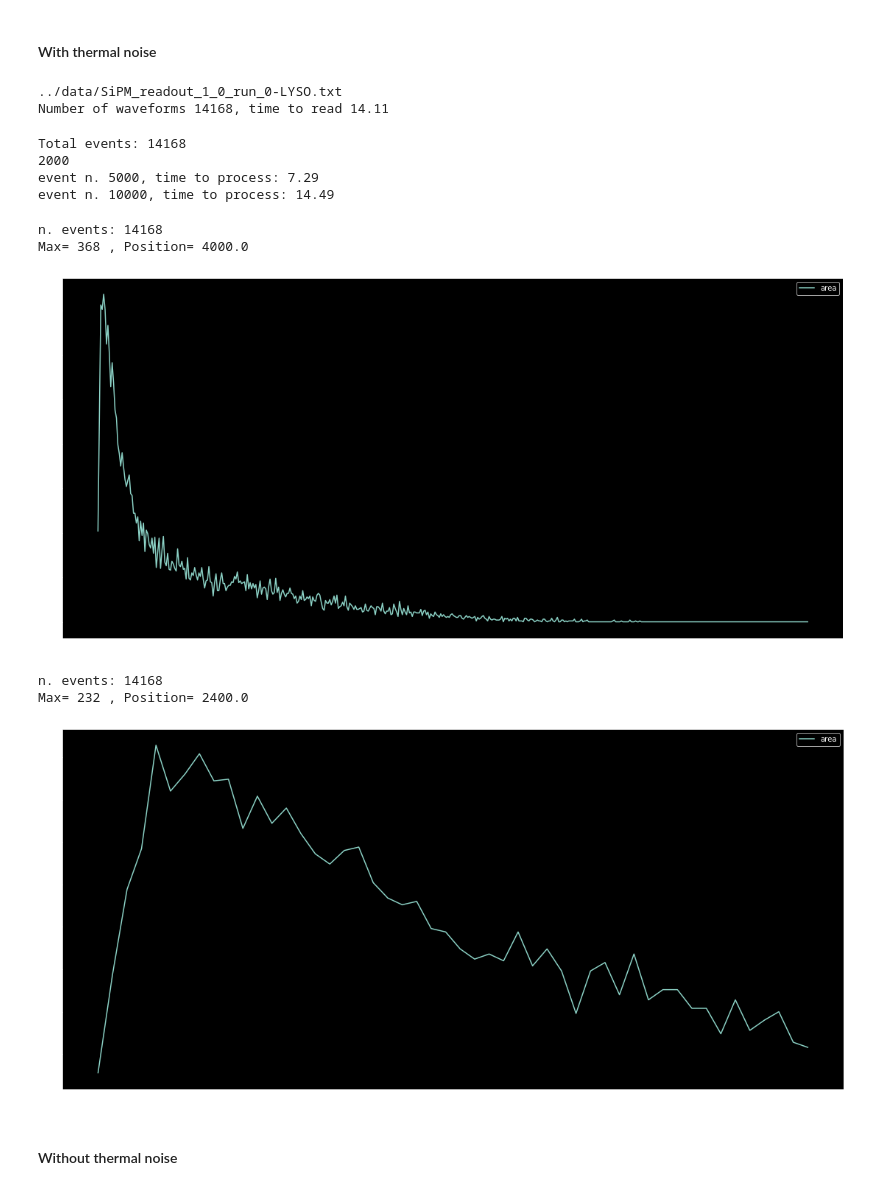
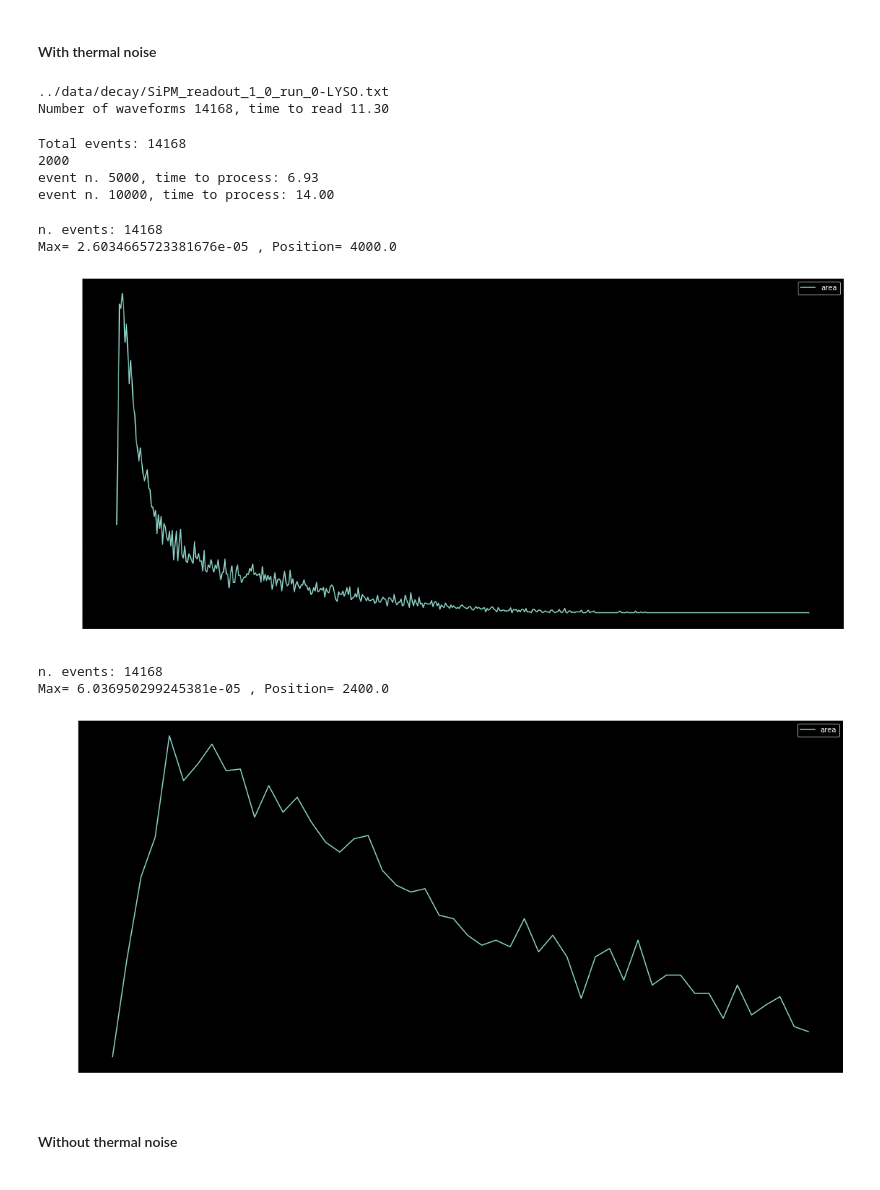
Before and after one commit to antoine-amy/Data_Processing, a Jupyter notebook: notebooks/LYSO_decay.ipynb, the cells around one changed output. Cells and saved outputs as stored; diff of their text form; code cells hidden in the pictures.

```diff
--- a/notebooks/LYSO_decay.ipynb
+++ b/notebooks/LYSO_decay.ipynb
@@ -57,32 +58,32 @@ The E_field needs to be disabled (core dumped error)
 # %%
 #Read data and show pulses
 #Use "../data", or "/path_to_simulation/ABALONE/ABALONE_GEANT4/results/SiPM"
-wfs_LYSO=su.read_waveforms_from_json(path='../data/decay', spec='-LYSO', plot=False)
+wfs_LYSO=au.read_waveforms_from_json(path='../data/decay', spec='-LYSO', plot=False)
 # %% [output]
-../data/SiPM_readout_1_0_run_0-LYSO.txt
-Number of waveforms 14168, time to read 14.11
+../data/decay/SiPM_readout_1_0_run_0-LYSO.txt
+Number of waveforms 14168, time to read 11.30
 # %%
 #Calculate areas and integrals
-int_LYSO=su.calculate_integrals(wfs_LYSO, nn=0, inf=1000, sup=1500, plot=0, calc_int=1)
+int_LYSO=au.calculate_integrals(wfs_LYSO, nn=0, inf=1000, sup=1500, plot=0, calc_int=1)
 # %% [output]
 Total events: 14168
 2000
-event n. 5000, time to process: 7.29
-event n. 10000, time to process: 14.49
+event n. 5000, time to process: 6.93
+event n. 10000, time to process: 14.00
 # %%
 #Plot the area/integral spectrum
-su.plot_area(int_LYSO['area'],int_LYSO['integral'], xrange=(0,500000), bins=500, log=0)
+au.plot_area(int_LYSO['area'],int_LYSO['integral'], xrange=(0,500000), bins=500, log=0, norm=True)
 # %% [output]
 n. events: 14168
-Max= 368 , Position= 4000.0
+Max= 2.6034665723381676e-05 , Position= 4000.0
-[figure, old version]
+[figure, new version]
 # %%
 #Plot the area/integral spectrum
-su.plot_area(int_LYSO['area'],int_LYSO['integral'], xrange=(0,30000), bins=50, log=0)
+au.plot_area(int_LYSO['area'],int_LYSO['integral'], xrange=(0,30000), bins=50, log=0, norm=True)
 # %% [output]
 n. events: 14168
-Max= 232 , Position= 2400.0
+Max= 6.036950299245381e-05 , Position= 2400.0
-[figure, old version]
+[figure, new version]
 # %% [markdown]
 #### Without thermal noise
 # %%
```
Also changed, not shown: parts of 13 cells of this notebook, 11 other files.
